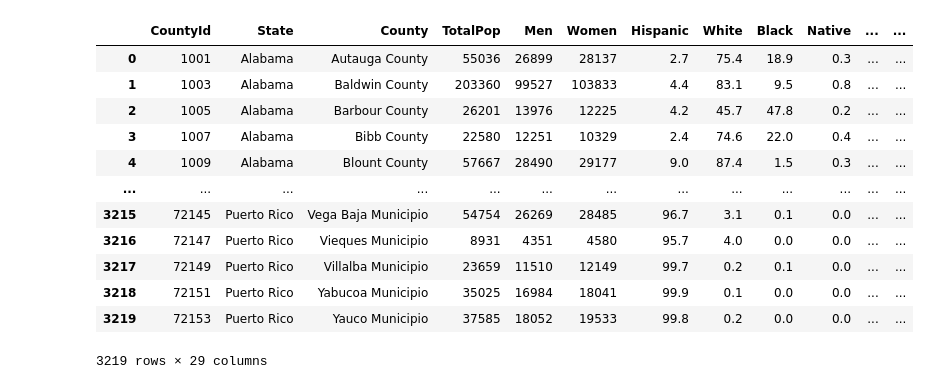
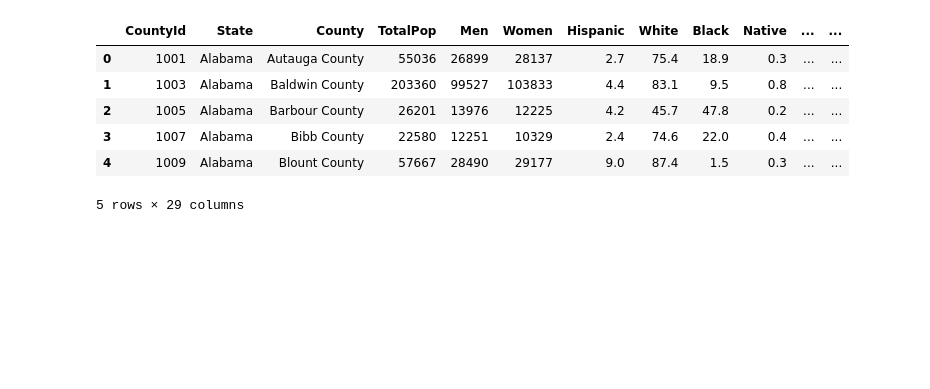
Before and after one commit to data301-2020-winter2/course-project-group_1026, a Jupyter notebook: analysis/Ahad/Milestone2.ipynb, the cells around one changed output. Saved outputs shown, nothing was run; the diff lists cells and outputs as text; code cells hidden in the pictures; blank space fills up the shorter version.

```diff
--- a/analysis/Ahad/Milestone2.ipynb
+++ b/analysis/Ahad/Milestone2.ipynb
@@ -3,20 +5,14 @@
 # %%
 import pandas as pd
 import numpy as np
 from Scripts import project_functions # This is called a relative import
 df = project_functions.load_and_process('acs2017_county_data.csv')
-df
+df.head()
 # %% [output]
 |  | CountyId | State | County | TotalPop | Men | Women | Hispanic | White | Black | Native | ... | ... |
 | 0 | 1001 | Alabama | Autauga County | 55036 | 26899 | 28137 | 2.7 | 75.4 | 18.9 | 0.3 | ... | ... |
 | 1 | 1003 | Alabama | Baldwin County | 203360 | 99527 | 103833 | 4.4 | 83.1 | 9.5 | 0.8 | ... | ... |
 | 2 | 1005 | Alabama | Barbour County | 26201 | 13976 | 12225 | 4.2 | 45.7 | 47.8 | 0.2 | ... | ... |
 | 3 | 1007 | Alabama | Bibb County | 22580 | 12251 | 10329 | 2.4 | 74.6 | 22.0 | 0.4 | ... | ... |
 | 4 | 1009 | Alabama | Blount County | 57667 | 28490 | 29177 | 9.0 | 87.4 | 1.5 | 0.3 | ... | ... |
-| ... | ... | ... | ... | ... | ... | ... | ... | ... | ... | ... | ... | ... |
-| 3215 | 72145 | Puerto Rico | Vega Baja Municipio | 54754 | 26269 | 28485 | 96.7 | 3.1 | 0.1 | 0.0 | ... | ... |
-| 3216 | 72147 | Puerto Rico | Vieques Municipio | 8931 | 4351 | 4580 | 95.7 | 4.0 | 0.0 | 0.0 | ... | ... |
-| 3217 | 72149 | Puerto Rico | Villalba Municipio | 23659 | 11510 | 12149 | 99.7 | 0.2 | 0.1 | 0.0 | ... | ... |
-| 3218 | 72151 | Puerto Rico | Yabucoa Municipio | 35025 | 16984 | 18041 | 99.9 | 0.1 | 0.0 | 0.0 | ... | ... |
-| 3219 | 72153 | Puerto Rico | Yauco Municipio | 37585 | 18052 | 19533 | 99.8 | 0.2 | 0.0 | 0.0 | ... | ... |
-3219 rows × 29 columns
+5 rows × 29 columns
```
Also changed, not shown: parts of 2 cells of this notebook, 2 other files.
